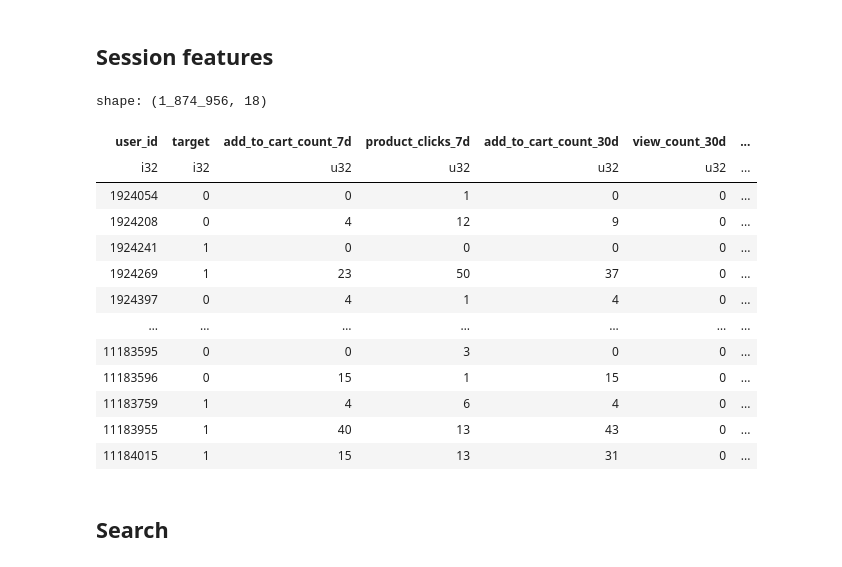
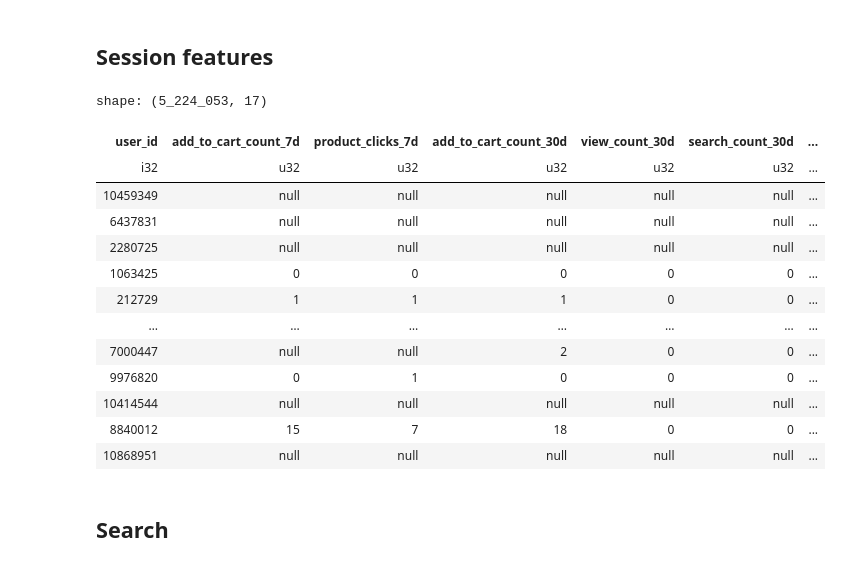
Before and after one commit to LumbaBalumba/aim_ml, a Jupyter notebook: 10/baseline_1_polars.ipynb, the cells around one changed output. Cells and saved outputs as stored; diff of their text form; code cells hidden in the pictures.

```diff
--- a/10/baseline_1_polars.ipynb
+++ b/10/baseline_1_polars.ipynb
@@ -132,32 +136,30 @@ last_actions = (
 ).drop('last_3_actions')
 # %%
 actions_feats = (
-    val_target
-    .join(agg_7d, on='user_id', how='left')
-    .join(agg_30d, on='user_id', how='left')
-    .join(ratios, on='user_id', how='left')
-    .join(session_stats, on='user_id', how='left')
-    .join(session_agg, on='user_id', how='left')
-    .join(last_actions, on='user_id', how='left')
-    .collect(engine="streaming")
+    agg_7d
+    .join(agg_30d, on="user_id", how="full", coalesce=True)
+    .join(ratios, on="user_id", how="full", coalesce=True)
+    .join(session_stats, on="user_id", how="full", coalesce=True)
+    .join(session_agg, on="user_id", how="full", coalesce=True)
+    .join(last_actions, on="user_id", how="full", coalesce=True)
 )
 # %%
-actions_feats
+actions_feats.collect(engine="streaming")
 # %% [output]
-shape: (1_874_956, 18)
+shape: (5_224_053, 17)
-| user_id | target | add_to_cart_count_7d | product_clicks_7d | add_to_cart_count_30d | view_count_30d | ... |
-| i32 | i32 | u32 | u32 | u32 | u32 | ... |
-| 1924054 | 0 | 0 | 1 | 0 | 0 | ... |
-| 1924208 | 0 | 4 | 12 | 9 | 0 | ... |
-| 1924241 | 1 | 0 | 0 | 0 | 0 | ... |
-| 1924269 | 1 | 23 | 50 | 37 | 0 | ... |
-| 1924397 | 0 | 4 | 1 | 4 | 0 | ... |
+| user_id | add_to_cart_count_7d | product_clicks_7d | add_to_cart_count_30d | view_count_30d | search_count_30d | ... |
+| i32 | u32 | u32 | u32 | u32 | u32 | ... |
+| 10459349 | null | null | null | null | null | ... |
+| 6437831 | null | null | null | null | null | ... |
+| 2280725 | null | null | null | null | null | ... |
+| 1063425 | 0 | 0 | 0 | 0 | 0 | ... |
+| 212729 | 1 | 1 | 1 | 0 | 0 | ... |
 | … | … | … | … | … | … | ... |
-| 11183595 | 0 | 0 | 3 | 0 | 0 | ... |
-| 11183596 | 0 | 15 | 1 | 15 | 0 | ... |
-| 11183759 | 1 | 4 | 6 | 4 | 0 | ... |
-| 11183955 | 1 | 40 | 13 | 43 | 0 | ... |
-| 11184015 | 1 | 15 | 13 | 31 | 0 | ... |
+| 7000447 | null | null | 2 | 0 | 0 | ... |
+| 9976820 | 0 | 1 | 0 | 0 | 0 | ... |
+| 10414544 | null | null | null | null | null | ... |
+| 8840012 | 15 | 7 | 18 | 0 | 0 | ... |
+| 10868951 | null | null | null | null | null | ... |
 # %% [markdown]
 ## Search
 # %%
```
Also changed, not shown: parts of 29 cells of this notebook, 3 other files.
